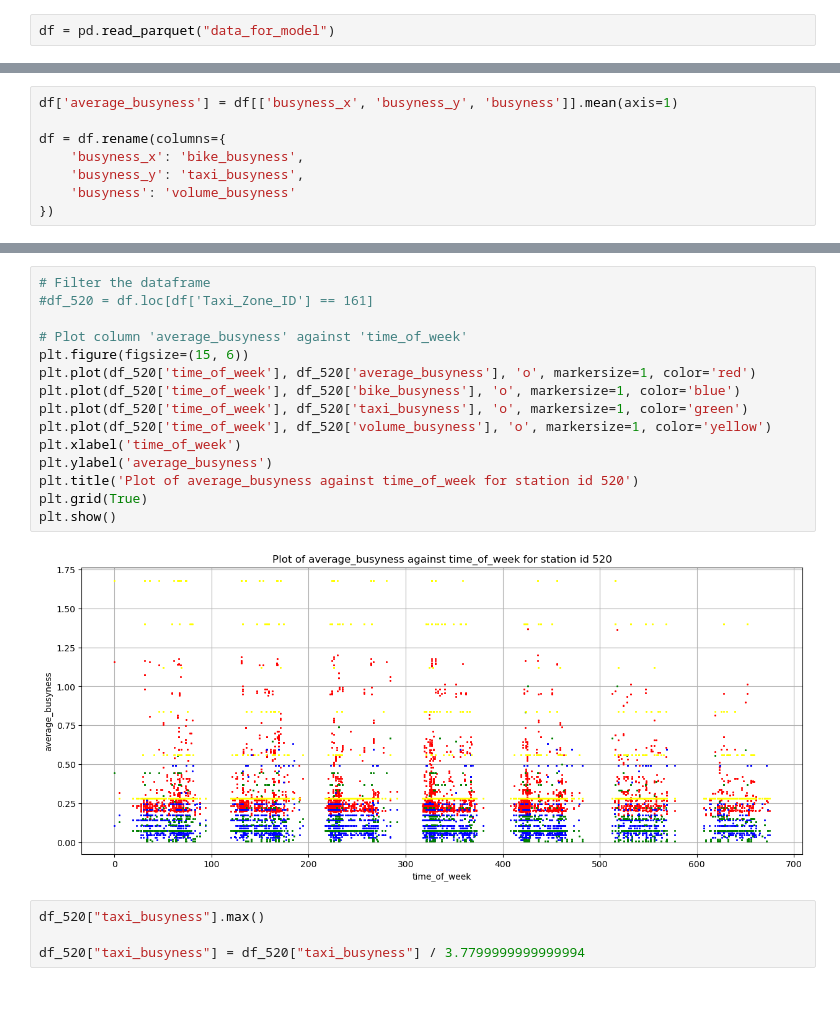
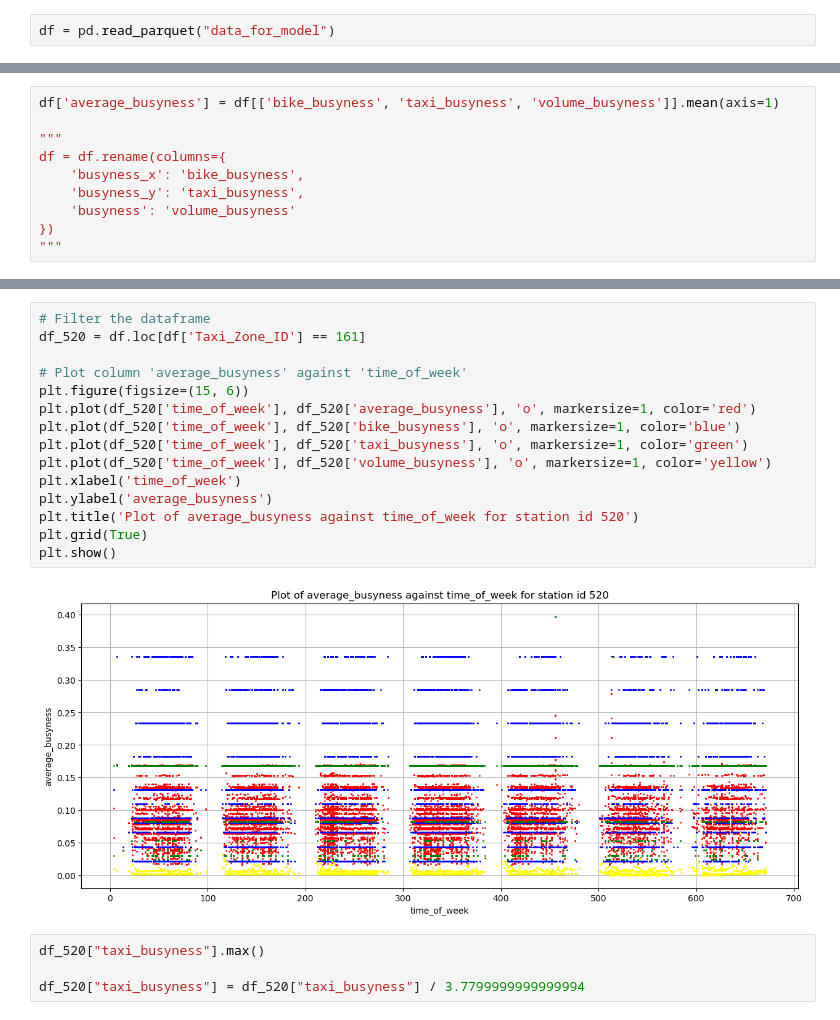
Before and after one commit to EchoCharlieII/ZenZone, a Jupyter notebook: Data_processing/test_model.ipynb, the cells around one changed output, grey strips where cells are left out. Cells and saved outputs as stored; diff of their text form.

```diff
--- a/Data_processing/test_model.ipynb
+++ b/Data_processing/test_model.ipynb
@@ -21,8 +28,10 @@ df.head()
 # %%
-df['average_busyness'] = df[['busyness_x', 'busyness_y', 'busyness']].mean(axis=1)
+df['average_busyness'] = df[['bike_busyness', 'taxi_busyness', 'volume_busyness']].mean(axis=1)
 
+"""
 df = df.rename(columns={
     'busyness_x': 'bike_busyness',
     'busyness_y': 'taxi_busyness',
     'busyness': 'volume_busyness'
 })
+"""
@@ -67,20 +78,20 @@ plt.show()
 # %%
 # Filter the dataframe
-#df_520 = df.loc[df['Taxi_Zone_ID'] == 161]
+df_520 = df.loc[df['Taxi_Zone_ID'] == 161]
 
 # Plot column 'average_busyness' against 'time_of_week'
 plt.figure(figsize=(15, 6))
 plt.plot(df_520['time_of_week'], df_520['average_busyness'], 'o', markersize=1, color='red')
 plt.plot(df_520['time_of_week'], df_520['bike_busyness'], 'o', markersize=1, color='blue')
 plt.plot(df_520['time_of_week'], df_520['taxi_busyness'], 'o', markersize=1, color='green')
 plt.plot(df_520['time_of_week'], df_520['volume_busyness'], 'o', markersize=1, color='yellow')
 plt.xlabel('time_of_week')
 plt.ylabel('average_busyness')
 plt.title('Plot of average_busyness against time_of_week for station id 520')
 plt.grid(True)
 plt.show()
 # %% [output]
-[figure, old version]
+[figure, new version]
 # %%
 df_520["taxi_busyness"].max()
 
```
Also changed, not shown: parts of 24 cells of this notebook, 5 other files.
